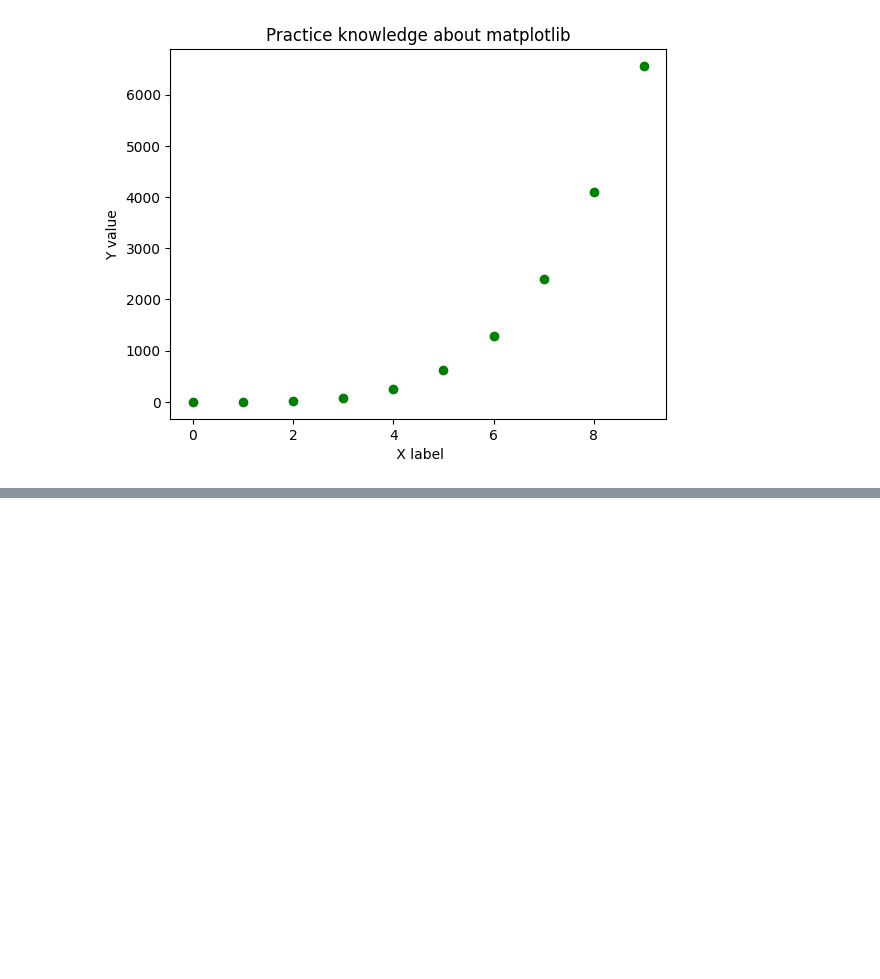
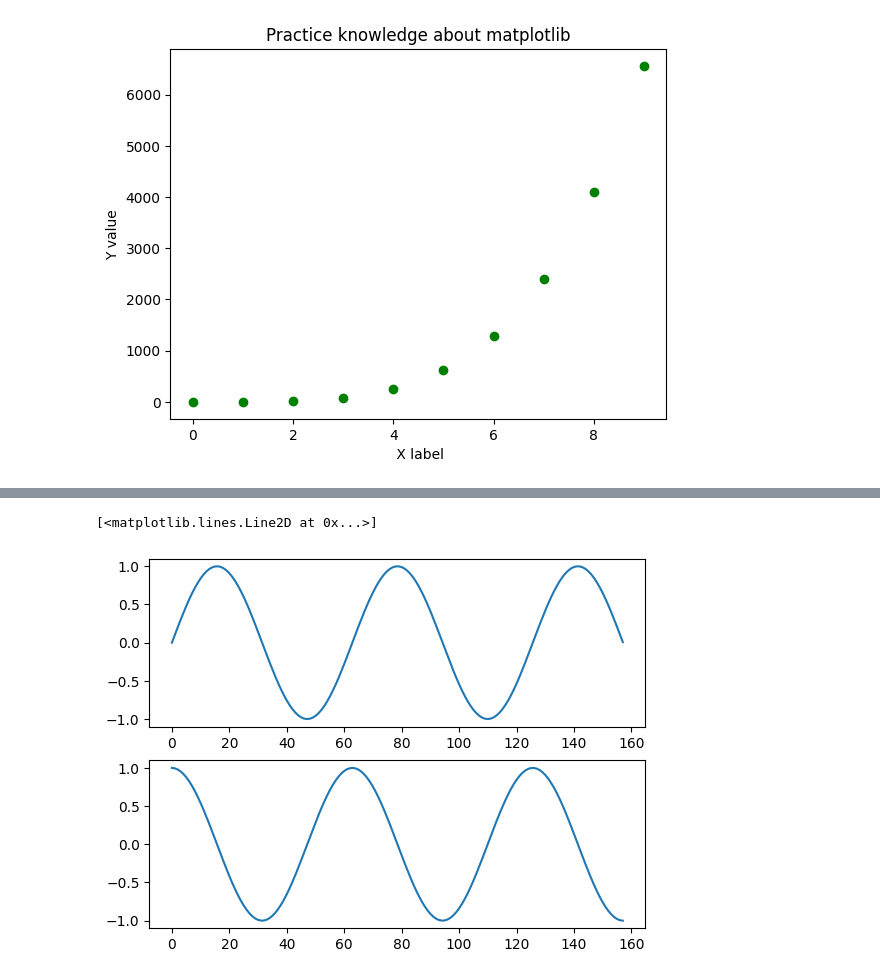
Before and after one commit to MUHAMMEDQULIYEV/Python_Learning, a Jupyter notebook: Krish/matplotlibrepeat.ipynb, the cells around one changed output, grey strips where cells are left out. Saved outputs shown, nothing was run; the diff lists cells and outputs as text; code cells hidden in the pictures; blank space fills up the shorter version.

```diff
--- a/Krish/matplotlibrepeat.ipynb
+++ b/Krish/matplotlibrepeat.ipynb
@@ -43,0 +54,11 @@ Text(0, 0.5, 'Y value')
+# %%
+x=np.arange(0,5*np.pi,0.1)
+plt.subplot(2,1,1)
+g=np.sin(x)
+plt.plot(g)
+plt.subplot(2,1,2)
+h=np.cos(x)
+plt.plot(h)
+# %% [output]
+[<matplotlib.lines.Line2D at 0x...>]
+[figure, added]
```
Also changed, not shown: parts of 2 cells of this notebook, 3 other files.
